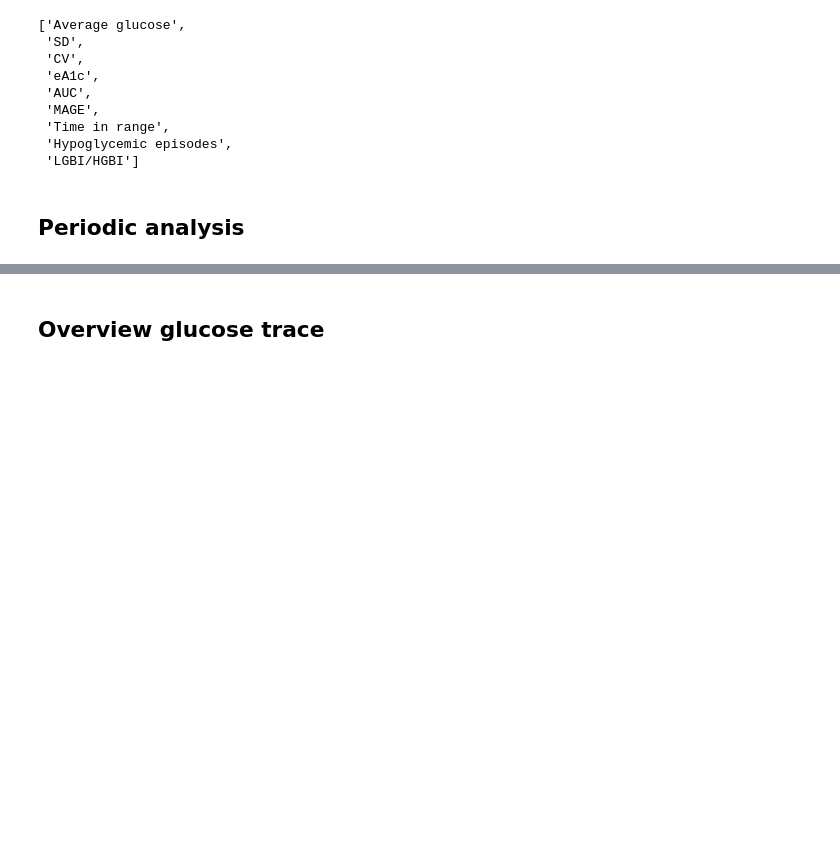
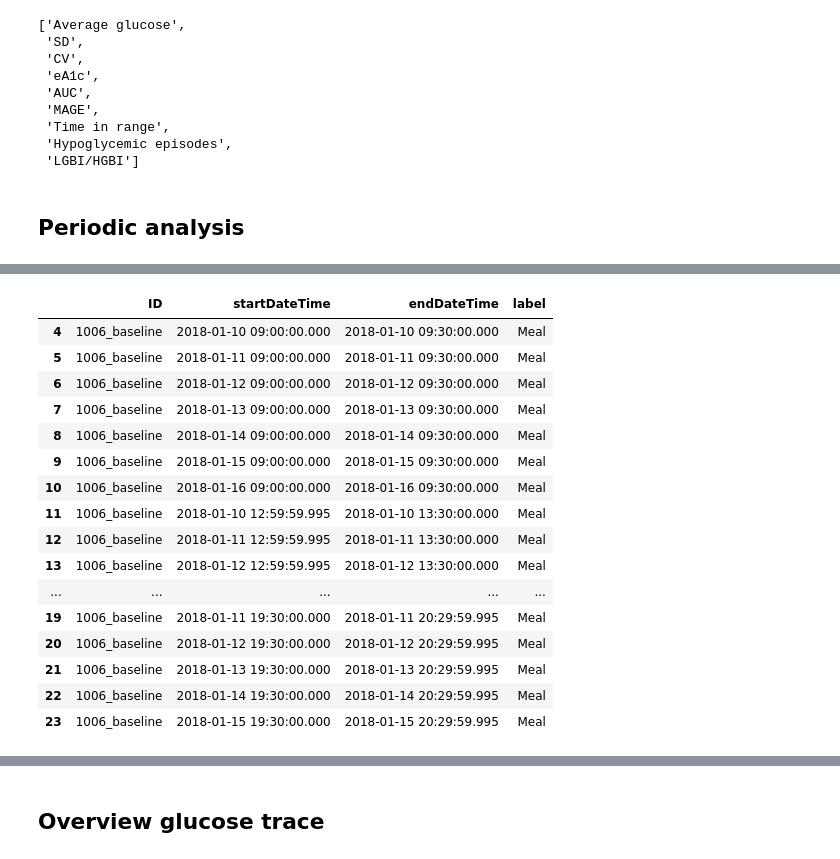
Before and after one commit to cafoala/diametrics-webapp, a Jupyter notebook: code/experiment.ipynb, the cells around one changed output, grey strips where cells are left out. Drawn from its saved outputs; the diff is of its cells as text; code cells hidden in the pictures; blank space fills up the shorter version.

```diff
--- a/code/experiment.ipynb
+++ b/code/experiment.ipynb
@@ -122,0 +119,3 @@ import pandas as pd
+# %%
+periodic_data = pd.read_excel('example_periodic.xlsx')
+periodic_data.groupby('label')
@@ -122,0 +166,6 @@ import pandas as pd
+# %%
+exercise = periodic_data.loc[periodic_data.label=='Exercise']
+exercise.startDateTime = pd.to_datetime(exercise.startDateTime)
+exercise.endDateTime = pd.to_datetime(exercise.endDateTime)
+
+meal = periodic_data.loc[periodic_data.label=='Meal']
@@ -122,0 +184,20 @@ import pandas as pd
+# %%
+meal
+# %% [output]
+|  | ID | startDateTime | endDateTime | label |
+| 4 | 1006_baseline | 2018-01-10 09:00:00.000 | 2018-01-10 09:30:00.000 | Meal |
+| 5 | 1006_baseline | 2018-01-11 09:00:00.000 | 2018-01-11 09:30:00.000 | Meal |
+| 6 | 1006_baseline | 2018-01-12 09:00:00.000 | 2018-01-12 09:30:00.000 | Meal |
+| 7 | 1006_baseline | 2018-01-13 09:00:00.000 | 2018-01-13 09:30:00.000 | Meal |
+| 8 | 1006_baseline | 2018-01-14 09:00:00.000 | 2018-01-14 09:30:00.000 | Meal |
+| 9 | 1006_baseline | 2018-01-15 09:00:00.000 | 2018-01-15 09:30:00.000 | Meal |
+| 10 | 1006_baseline | 2018-01-16 09:00:00.000 | 2018-01-16 09:30:00.000 | Meal |
+| 11 | 1006_baseline | 2018-01-10 12:59:59.995 | 2018-01-10 13:30:00.000 | Meal |
+| 12 | 1006_baseline | 2018-01-11 12:59:59.995 | 2018-01-11 13:30:00.000 | Meal |
+| 13 | 1006_baseline | 2018-01-12 12:59:59.995 | 2018-01-12 13:30:00.000 | Meal |
+| ... | ... | ... | ... | ... |
+| 19 | 1006_baseline | 2018-01-11 19:30:00.000 | 2018-01-11 20:29:59.995 | Meal |
+| 20 | 1006_baseline | 2018-01-12 19:30:00.000 | 2018-01-12 20:29:59.995 | Meal |
+| 21 | 1006_baseline | 2018-01-13 19:30:00.000 | 2018-01-13 20:29:59.995 | Meal |
+| 22 | 1006_baseline | 2018-01-14 19:30:00.000 | 2018-01-14 20:29:59.995 | Meal |
+| 23 | 1006_baseline | 2018-01-15 19:30:00.000 | 2018-01-15 20:29:59.995 | Meal |
```
Also changed, not shown: parts of 10 cells of this notebook, 6 other files.
